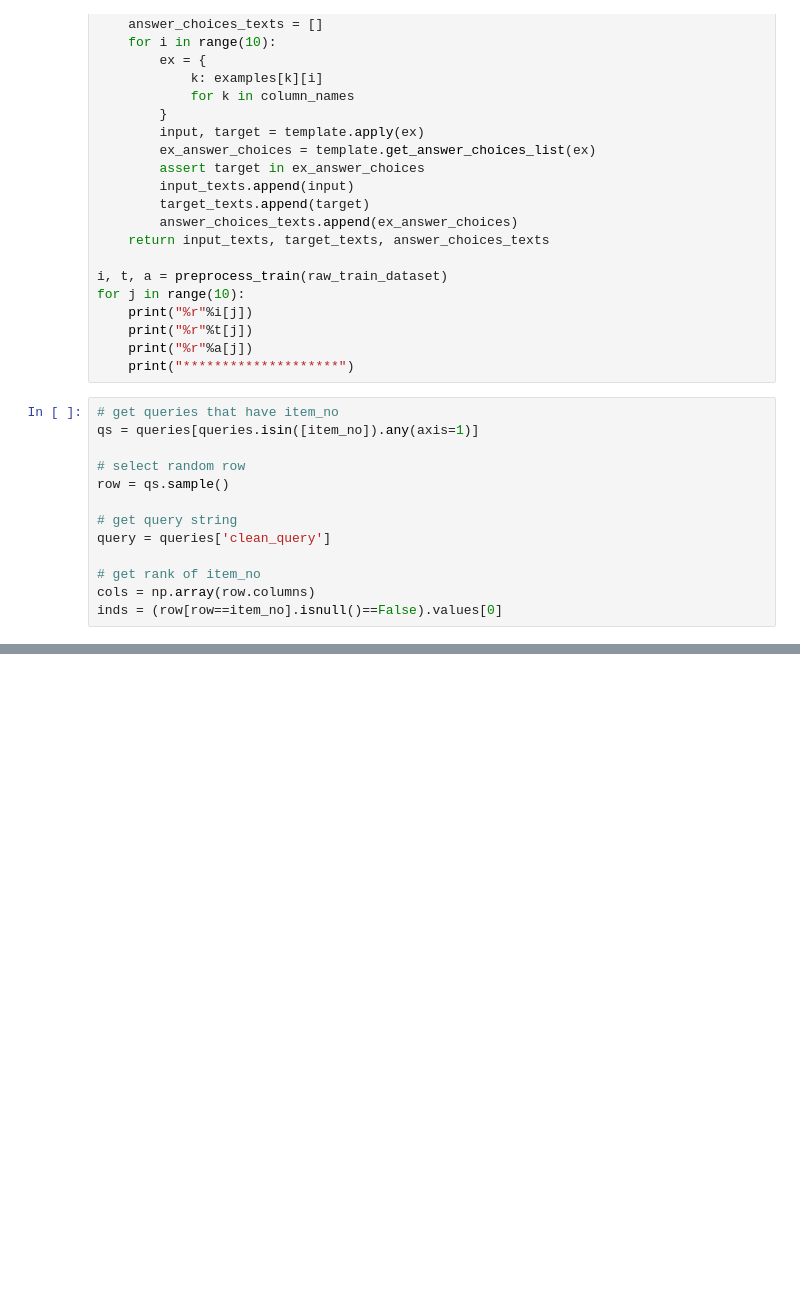
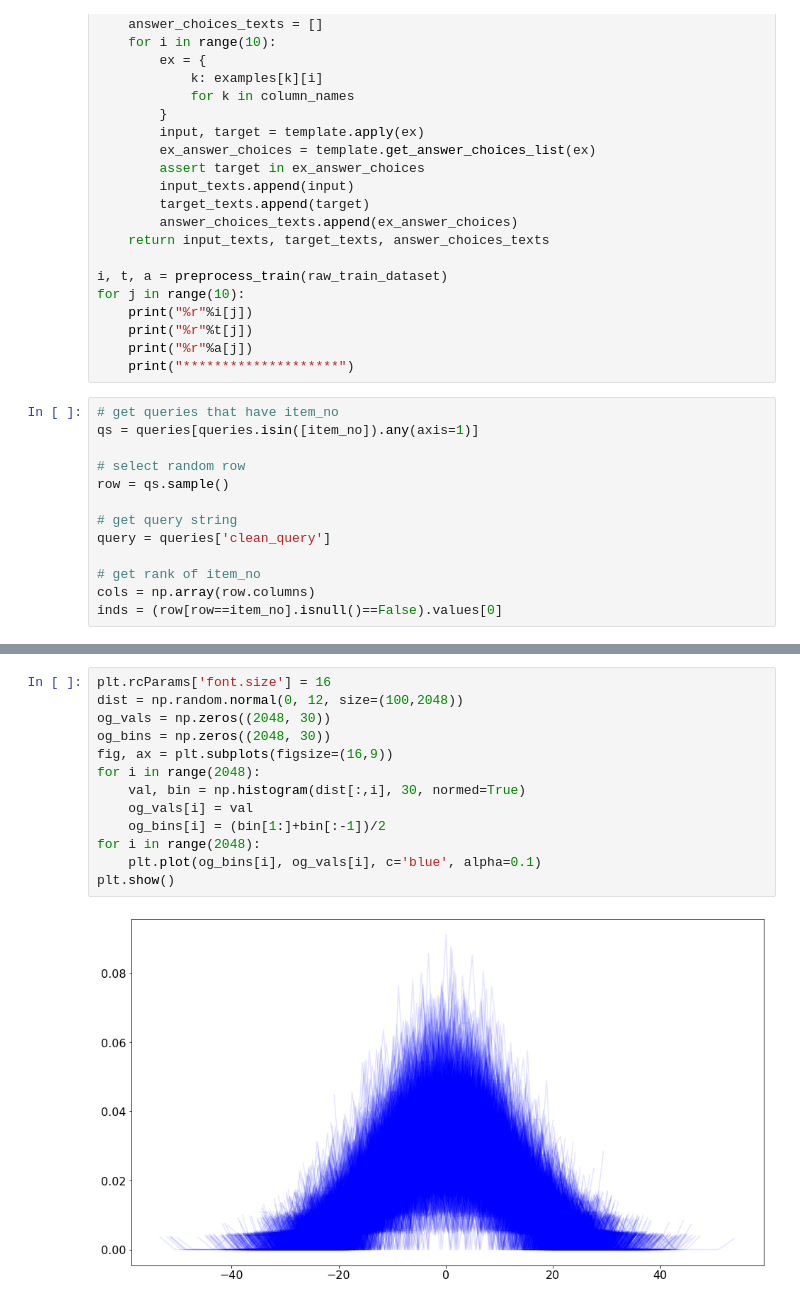
Before and after one commit to gikok/t0code2, a Jupyter notebook: notebooks/Giorgi_testing.ipynb, the cells around one changed output, grey strips where cells are left out. Drawn from its saved outputs; the diff is of its cells as text; blank space fills up the shorter version.

```diff
--- a/notebooks/Giorgi_testing.ipynb
+++ b/notebooks/Giorgi_testing.ipynb
@@ -558,0 +957,15 @@ item_no
+# %%
+plt.rcParams['font.size'] = 16
+dist = np.random.normal(0, 12, size=(100,2048))
+og_vals = np.zeros((2048, 30))
+og_bins = np.zeros((2048, 30))
+fig, ax = plt.subplots(figsize=(16,9))
+for i in range(2048):
+    val, bin = np.histogram(dist[:,i], 30, normed=True)
+    og_vals[i] = val
+    og_bins[i] = (bin[1:]+bin[:-1])/2
+for i in range(2048):
+    plt.plot(og_bins[i], og_vals[i], c='blue', alpha=0.1)
+plt.show()
+# %% [output]
+[figure, added]
```
Also changed, not shown: parts of 82 cells of this notebook, 1 other file.
